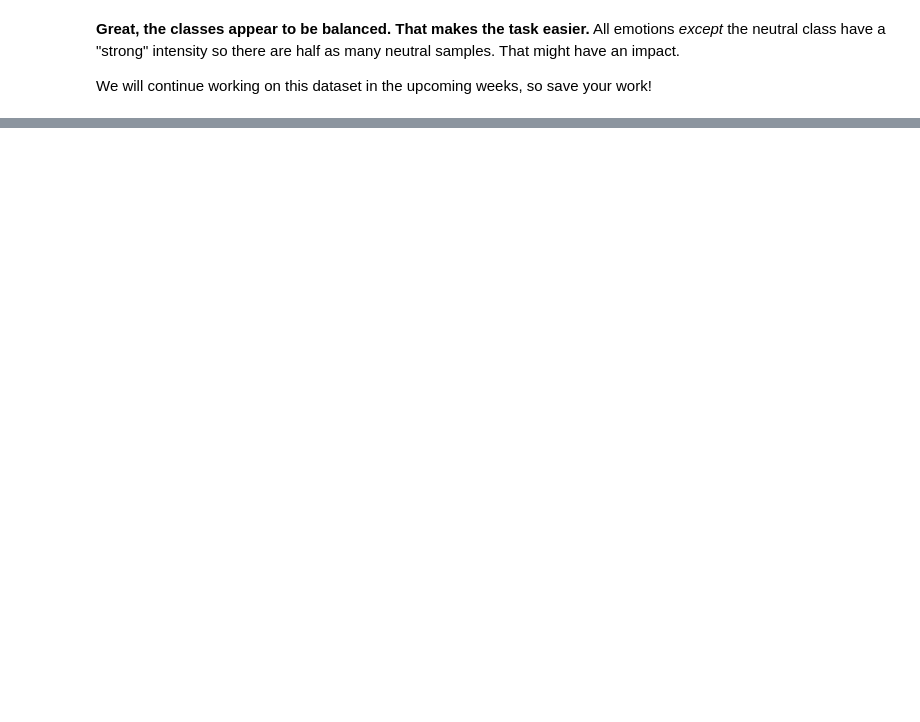
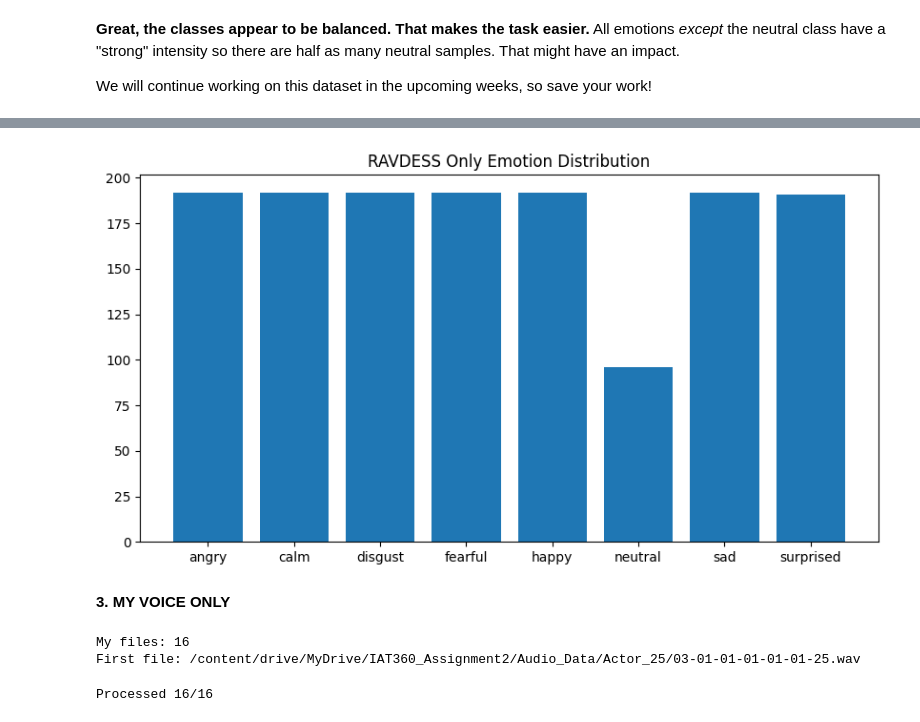
Before and after one commit to Yayu11/Week2-DataPreprocessing, a Jupyter notebook: Week 2.ipynb, the cells around one changed output, grey strips where cells are left out. Cells and saved outputs as stored; diff of their text form; code cells hidden in the pictures; blank space fills up the shorter version.

```diff
--- a/Week 2.ipynb
+++ b/Week 2.ipynb
@@ -717,0 +794,28 @@ We will continue working on this dataset in the upcoming weeks, so save your wor
+# %%
+def load_data(file_list):
+    y = []
+    count = 0
+
+    for file in file_list:
+        file_name = os.path.basename(file)
+
+        # fix weird dash characters if any
+        file_name = file_name.replace("–", "-").replace("—", "-")
+
+        parts = file_name.split("-")
+
+        if len(parts) < 3:
+            continue
+
+        emotion_code = parts[2]
+
+        if emotion_code not in emotions_dict:
+            continue
+
+        emotion = emotions_dict[emotion_code]
+        y.append(emotion)
+
+        count += 1
+        print('\r' + f"Processed {count}/{len(file_list)}", end=" ")
+
+    return np.array(y)
@@ -717,0 +826,26 @@ We will continue working on this dataset in the upcoming weeks, so save your wor
+# %%
+import matplotlib.pyplot as plt
+
+emotion_list, count = np.unique(emotions_ravdess, return_counts=True)
+
+plt.figure(figsize=(10,5))
+plt.bar(emotion_list, count)
+plt.title("RAVDESS Only Emotion Distribution")
+
+plt.show()
+# %% [output]
+[figure, added]
+# %% [markdown]
+**3. MY VOICE ONLY**
+# %%
+import glob
+import os
+import numpy as np
+
+my_files = glob.glob("/content/drive/MyDrive/IAT360_Assignment2/Audio_Data/Actor_25/*.wav")
+
+print("My files:", len(my_files))
+print("First file:", my_files[0])
+# %% [output]
+My files: 16
+First file: /content/drive/MyDrive/IAT360_Assignment2/Audio_Data/Actor_25/03-01-01-01-01-01-25.wav
@@ -717,0 +880,4 @@ We will continue working on this dataset in the upcoming weeks, so save your wor
+# %%
+emotions_ravdess = load_data(my_file)
+# %% [output]
+Processed 16/16
```
Also changed, not shown: parts of 15 cells of this notebook.
